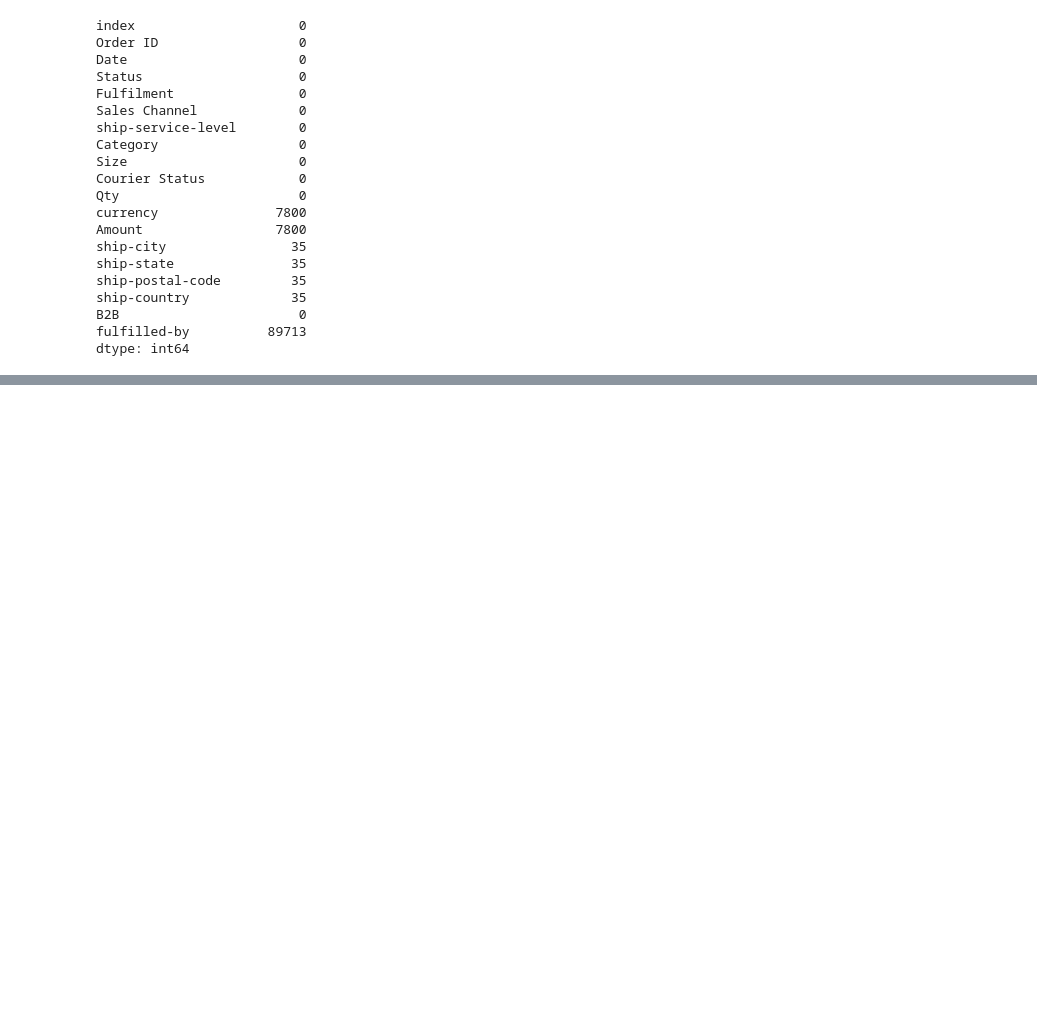
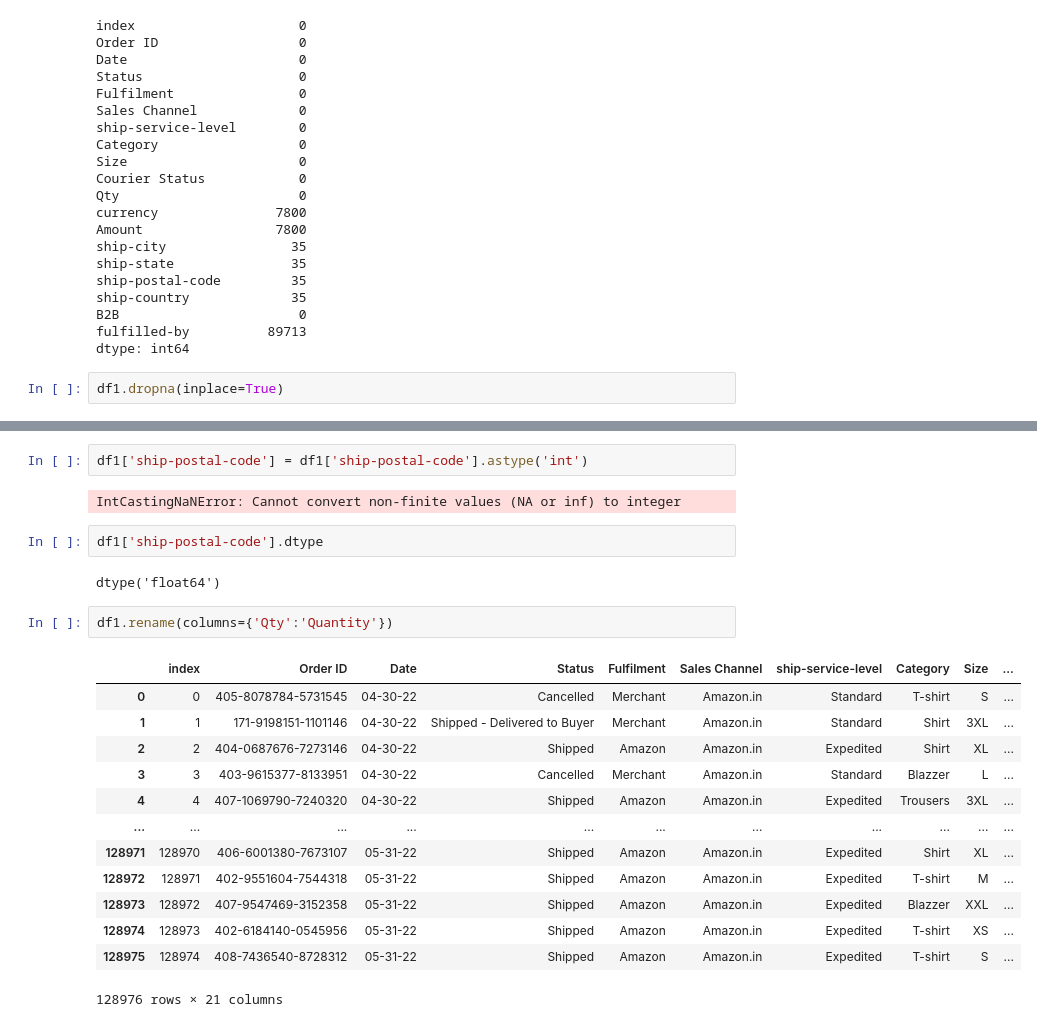
Before and after one commit to Arzan101/Python_Amazon_Sales_Analysis-main, a Jupyter notebook: Amazon Sale Report.ipynb, the cells around one changed output, grey strips where cells are left out. Drawn from its saved outputs; the diff is of its cells as text; blank space fills up the shorter version.

```diff
--- a/Amazon Sale Report.ipynb
+++ b/Amazon Sale Report.ipynb
@@ -100,3 +100,5 @@ ship-country             35
 B2B                       0
 fulfilled-by          89713
 dtype: int64
+# %%
+df1.dropna(inplace=True)
@@ -102,0 +113,24 @@ dtype: int64
+# %%
+df1['ship-postal-code'] = df1['ship-postal-code'].astype('int')
+# %% [output]
+IntCastingNaNError: Cannot convert non-finite values (NA or inf) to integer
+# %%
+df1['ship-postal-code'].dtype
+# %% [output]
+dtype('float64')
+# %%
+df1.rename(columns={'Qty':'Quantity'})
+# %% [output]
+|  | index | Order ID | Date | Status | Fulfilment | Sales Channel | ship-service-level | Category | Size | ... |
+| 0 | 0 | 405-8078784-5731545 | 04-30-22 | Cancelled | Merchant | Amazon.in | Standard | T-shirt | S | ... |
+| 1 | 1 | 171-9198151-1101146 | 04-30-22 | Shipped - Delivered to Buyer | Merchant | Amazon.in | Standard | Shirt | 3XL | ... |
+| 2 | 2 | 404-0687676-7273146 | 04-30-22 | Shipped | Amazon | Amazon.in | Expedited | Shirt | XL | ... |
+| 3 | 3 | 403-9615377-8133951 | 04-30-22 | Cancelled | Merchant | Amazon.in | Standard | Blazzer | L | ... |
+| 4 | 4 | 407-1069790-7240320 | 04-30-22 | Shipped | Amazon | Amazon.in | Expedited | Trousers | 3XL | ... |
+| ... | ... | ... | ... | ... | ... | ... | ... | ... | ... | ... |
+| 128971 | 128970 | 406-6001380-7673107 | 05-31-22 | Shipped | Amazon | Amazon.in | Expedited | Shirt | XL | ... |
+| 128972 | 128971 | 402-9551604-7544318 | 05-31-22 | Shipped | Amazon | Amazon.in | Expedited | T-shirt | M | ... |
+| 128973 | 128972 | 407-9547469-3152358 | 05-31-22 | Shipped | Amazon | Amazon.in | Expedited | Blazzer | XXL | ... |
+| 128974 | 128973 | 402-6184140-0545956 | 05-31-22 | Shipped | Amazon | Amazon.in | Expedited | T-shirt | XS | ... |
+| 128975 | 128974 | 408-7436540-8728312 | 05-31-22 | Shipped | Amazon | Amazon.in | Expedited | T-shirt | S | ... |
+128976 rows × 21 columns
```
Also changed, not shown: parts of 1 cell of this notebook.
